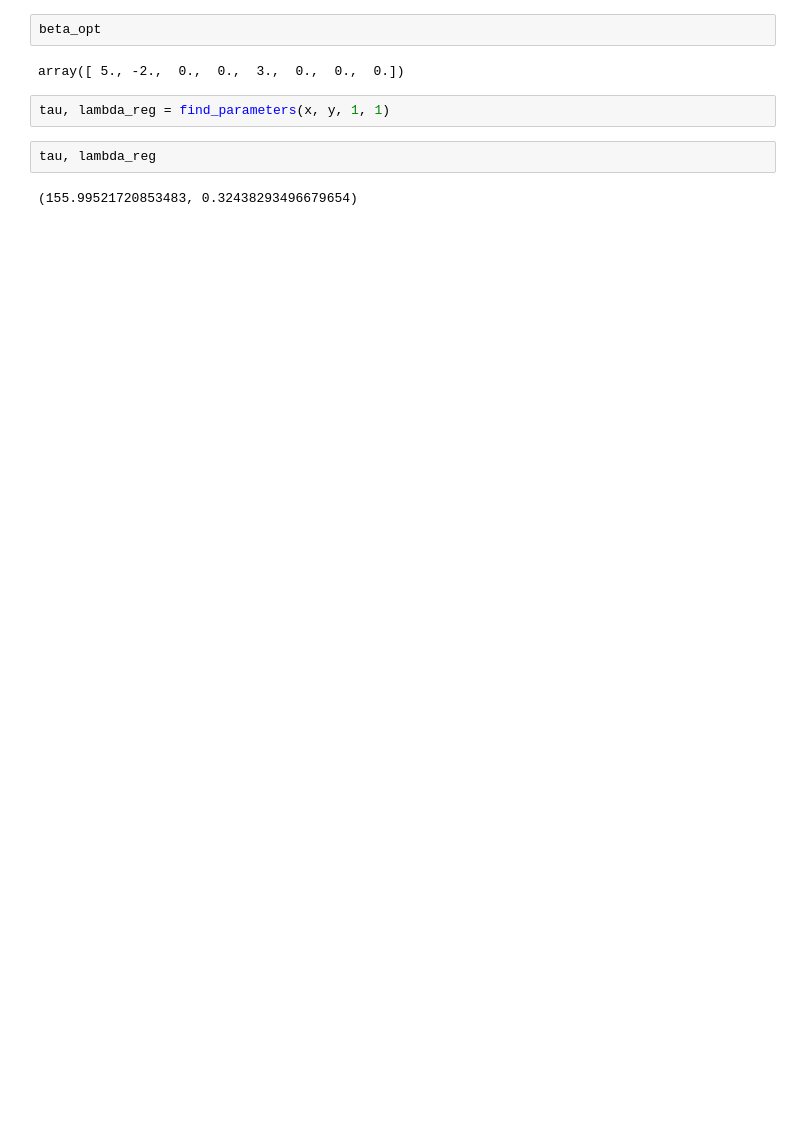
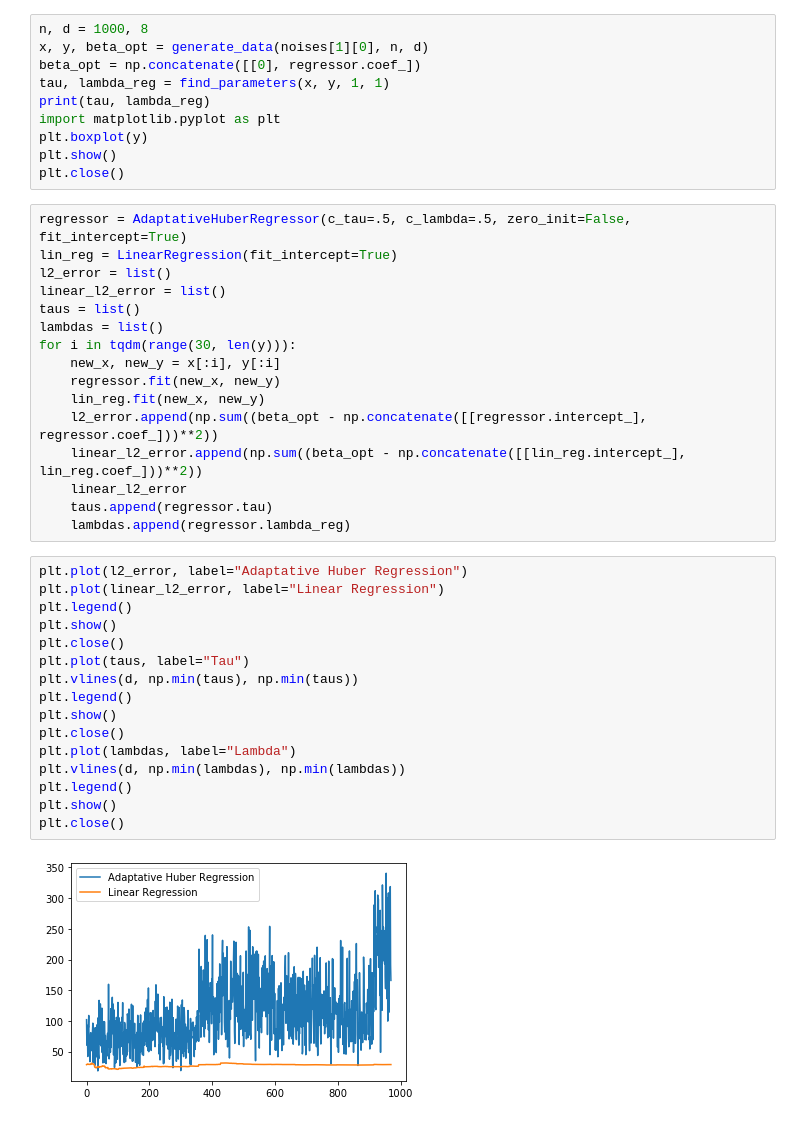
Before and after one commit to fd0r/adaptative_huber_regression, a Jupyter notebook: quick_start.ipynb, the cells around one changed output. Cells and saved outputs as stored; diff of their text form; blank space fills up the shorter version.

Commit message:
Fix lambda & tau in progress

```diff
--- a/quick_start.ipynb
+++ b/quick_start.ipynb
@@ -14,10 +14,44 @@ x, y, beta_opt = generate_data(noises[0][0], n, d)
-# %%
-beta_opt
-# %% [output]
-array([ 5., -2.,  0.,  0.,  3.,  0.,  0.,  0.])
-# %%
-tau, lambda_reg = find_parameters(x, y, 1, 1)
-# %%
-tau, lambda_reg
-# %% [output]
-(155.99521720853483, 0.32438293496679654)
+# %%
+n, d = 1000, 8
+x, y, beta_opt = generate_data(noises[1][0], n, d)
+beta_opt = np.concatenate([[0], regressor.coef_])
+tau, lambda_reg = find_parameters(x, y, 1, 1)
+print(tau, lambda_reg)
+import matplotlib.pyplot as plt
+plt.boxplot(y)
+plt.show()
+plt.close()
+# %%
+regressor = AdaptativeHuberRegressor(c_tau=.5, c_lambda=.5, zero_init=False, fit_intercept=True)
+lin_reg = LinearRegression(fit_intercept=True)
+l2_error = list()
+linear_l2_error = list()
+taus = list()
+lambdas = list()
+for i in tqdm(range(30, len(y))):
+    new_x, new_y = x[:i], y[:i]
+    regressor.fit(new_x, new_y)
+    lin_reg.fit(new_x, new_y)
+    l2_error.append(np.sum((beta_opt - np.concatenate([[regressor.intercept_], regressor.coef_]))**2))
+    linear_l2_error.append(np.sum((beta_opt - np.concatenate([[lin_reg.intercept_], lin_reg.coef_]))**2))
+    linear_l2_error
+    taus.append(regressor.tau)
+    lambdas.append(regressor.lambda_reg)
+# %%
+plt.plot(l2_error, label="Adaptative Huber Regression")
+plt.plot(linear_l2_error, label="Linear Regression")
+plt.legend()
+plt.show()
+plt.close()
+plt.plot(taus, label="Tau")
+plt.vlines(d, np.min(taus), np.min(taus))
+plt.legend()
+plt.show()
+plt.close()
+plt.plot(lambdas, label="Lambda")
+plt.vlines(d, np.min(lambdas), np.min(lambdas))
+plt.legend()
+plt.show()
+plt.close()
+# %% [output]
+[figure, added]
```
Also changed, not shown: parts of 6 cells of this notebook, 2 other files.
